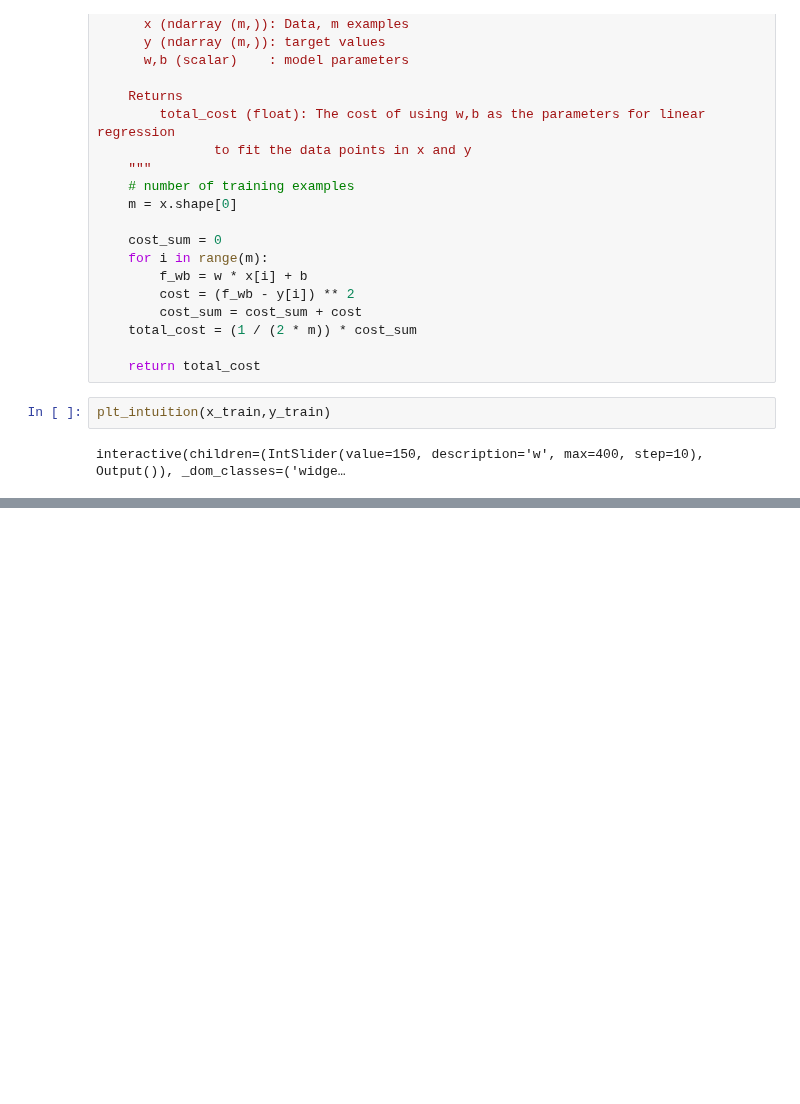
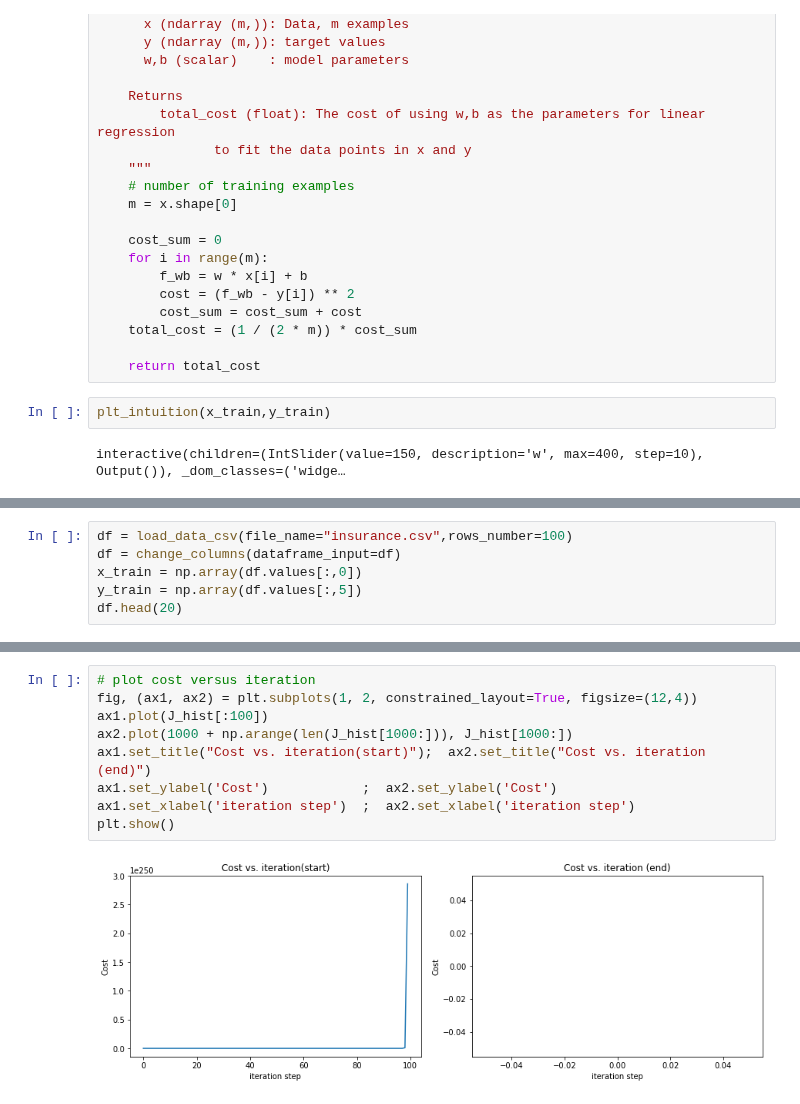
Before and after one commit to renejerez/ubi-master-computer-engineering, a Jupyter notebook: 14469-ML/practical-project-01/project.ipynb, the cells around one changed output, grey strips where cells are left out. Saved outputs shown, nothing was run; the diff lists cells and outputs as text; blank space fills up the shorter version.

```diff
--- a/14469-ML/practical-project-01/project.ipynb
+++ b/14469-ML/practical-project-01/project.ipynb
@@ -275,0 +278,6 @@ interactive(children=(IntSlider(value=150, description='w', max=400, step=10), O
+# %%
+df = load_data_csv(file_name="insurance.csv",rows_number=100)
+df = change_columns(dataframe_input=df)
+x_train = np.array(df.values[:,0])
+y_train = np.array(df.values[:,5])
+df.head(20)
@@ -275,0 +437,11 @@ interactive(children=(IntSlider(value=150, description='w', max=400, step=10), O
+# %%
+# plot cost versus iteration
+fig, (ax1, ax2) = plt.subplots(1, 2, constrained_layout=True, figsize=(12,4))
+ax1.plot(J_hist[:100])
+ax2.plot(1000 + np.arange(len(J_hist[1000:])), J_hist[1000:])
+ax1.set_title("Cost vs. iteration(start)");  ax2.set_title("Cost vs. iteration (end)")
+ax1.set_ylabel('Cost')            ;  ax2.set_ylabel('Cost')
+ax1.set_xlabel('iteration step')  ;  ax2.set_xlabel('iteration step')
+plt.show()
+# %% [output]
+[figure, added]
```
Also changed, not shown: parts of 54 cells of this notebook, 2 other files.
